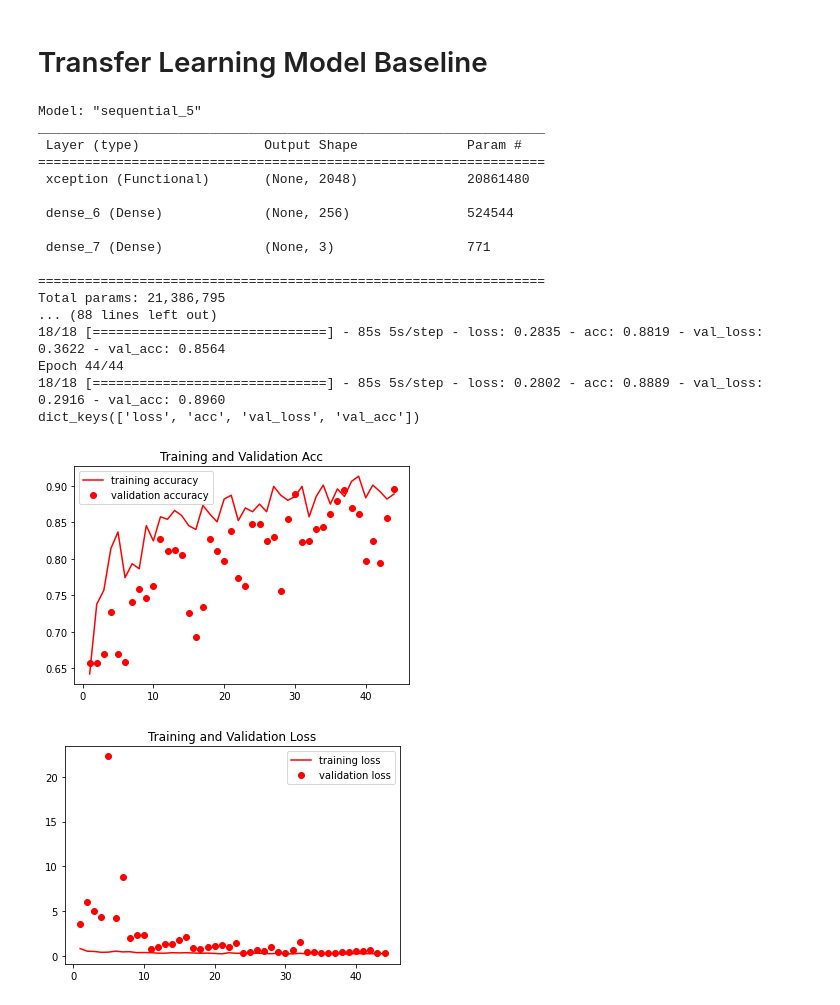
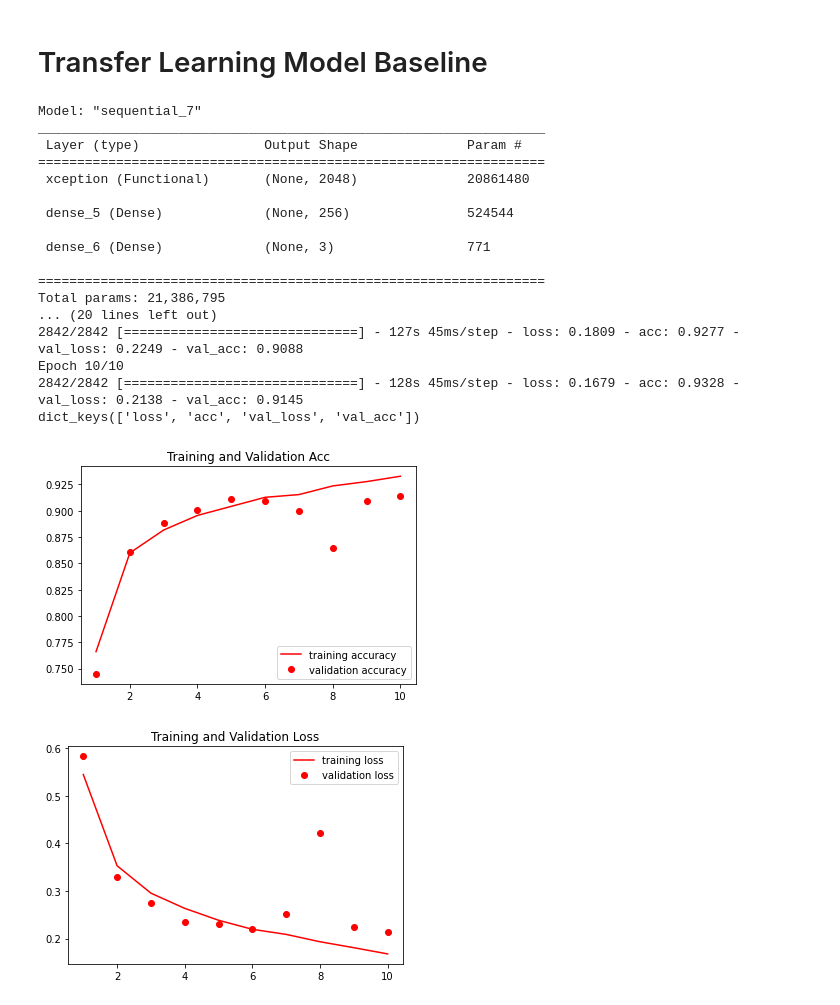
Before and after one commit to wiplash742000/Masters_Thesis_Automated_Detection_of_COVID_19_Using_GANs_and_CNNs, a Jupyter notebook: Jupyter Notebooks/CNNS/Radiography_CNNs.ipynb, the cells around one changed output. Saved outputs shown, nothing was run; the diff lists cells and outputs as text; code cells hidden in the pictures.

```diff
--- a/Jupyter Notebooks/CNNS/Radiography_CNNs.ipynb
+++ b/Jupyter Notebooks/CNNS/Radiography_CNNs.ipynb
@@ -55,9 +55,9 @@ xray_covid19_dataset = os.path.abspath("/content/gdrive/My Drive/xray_dataset_co
 # %%
 #Loading of images based on ref: https://keras.io/examples/vision/image_classification_from_scratch/
 
-image_size = (256, 256)
-batch_size = 32
-train_ds = tf.keras.utils.image_dataset_from_directory(radiography_dataset, validation_split=0.02,
+image_size = (299, 299)
+batch_size = 8
+train_ds = tf.keras.utils.image_dataset_from_directory(radiography_dataset, validation_split=0.25,
     subset="training",
     seed=1337,
     image_size=image_size,
@@ -65,7 +65,7 @@ train_ds = tf.keras.utils.image_dataset_from_directory(radiography_dataset, vali
     crop_to_aspect_ratio=True
 )
 
-val_ds = tf.keras.utils.image_dataset_from_directory(radiography_dataset, validation_split=0.02,
+val_ds = tf.keras.utils.image_dataset_from_directory(radiography_dataset, validation_split=0.25,
     subset="validation",
     seed=1337,
     image_size=image_size,
@@ -74,7 +74,7 @@ val_ds = tf.keras.utils.image_dataset_from_directory(radiography_dataset, valida
 )
 plt.figure(figsize=(10, 10))
 for images, labels in train_ds.take(1):
-    for i in range(9):
+    for i in range(4):
         ax = plt.subplot(3, 3, i + 1)
         plt.imshow(images[i].numpy().astype("uint8"))
         plt.title(int(labels[i]))
@@ -221,7 +212,7 @@ Xception_model = Sequential()
 model = tf.keras.applications.Xception(
     include_top=False,
     weights="imagenet",
-    input_shape=(256,256,3),
+    input_shape=(299,299,3),
     pooling='avg',
     classes=3,
     classifier_activation="softmax",
@@ -229,7 +220,7 @@ model = tf.keras.applications.Xception(
 Xception_model.add(model)
 Xception_model.add(Dense(256,activation='relu'))
 Xception_model.add(Dense(3,activation='softmax'))
-epochs = 44
+epochs = 10
 
 callbacks = [
     keras.callbacks.ModelCheckpoint("save_at_{epoch}.keras"),
@@ -243,7 +234,6 @@ Xception_model.summary()
 history = Xception_model.fit(
     train_ds,
     epochs=epochs,
-    steps_per_epoch=18,
     callbacks=callbacks,
     validation_data=val_ds)
 Xception_model.save('content/gdrive/My Drive/CNN_Models_Baseline/xception_radiography_model.h5')
@@ -257,42 +247,42 @@ val_loss = history.history['val_loss']
 
 epochs = range(1, len(accuracy) + 1)
 accuracy = history.history['acc']
 val_accuracy = history.history['val_acc']
 train_loss = history.history['loss']
 val_loss = history.history['val_loss']
 epochs = range(1, len(accuracy) + 1)
 
 plt.plot(epochs, accuracy,'r',label = 'training accuracy')
 plt.plot(epochs, val_accuracy,'ro',label = 'validation accuracy')
 plt.title('Training and Validation Acc')
 plt.legend()
 plt.show()
 
 plt.plot(epochs, train_loss,'r',label = 'training loss')
 plt.plot(epochs, val_loss,'ro',label = 'validation loss')
 plt.title('Training and Validation Loss')
 plt.legend()
 plt.show()
 # %% [output]
-Model: "sequential_5"
+Model: "sequential_7"
 _________________________________________________________________
  Layer (type)                Output Shape              Param #
 =================================================================
  xception (Functional)       (None, 2048)              20861480
 
- dense_6 (Dense)             (None, 256)               524544
+ dense_5 (Dense)             (None, 256)               524544
 
- dense_7 (Dense)             (None, 3)                 771
+ dense_6 (Dense)             (None, 3)                 771
 
 =================================================================
 Total params: 21,386,795
-... (88 lines left out)
-18/18 [==============================] - 85s 5s/step - loss: 0.2835 - acc: 0.8819 - val_loss: 0.3622 - val_acc: 0.8564
-Epoch 44/44
-18/18 [==============================] - 85s 5s/step - loss: 0.2802 - acc: 0.8889 - val_loss: 0.2916 - val_acc: 0.8960
+... (20 lines left out)
+2842/2842 [==============================] - 127s 45ms/step - loss: 0.1809 - acc: 0.9277 - val_loss: 0.2249 - val_acc: 0.9088
+Epoch 10/10
+2842/2842 [==============================] - 128s 45ms/step - loss: 0.1679 - acc: 0.9328 - val_loss: 0.2138 - val_acc: 0.9145
 dict_keys(['loss', 'acc', 'val_loss', 'val_acc'])
-[figure, old version]
+[figure, new version]
-[figure, old version]
+[figure, new version]
 # %%
 # code inspired by page 145 - 148 deep learning with python
 # and https://www.youtube.com/watch?v=JcU72smpLJk
```
Also changed, not shown: parts of 5 cells of this notebook, 8 other files.
